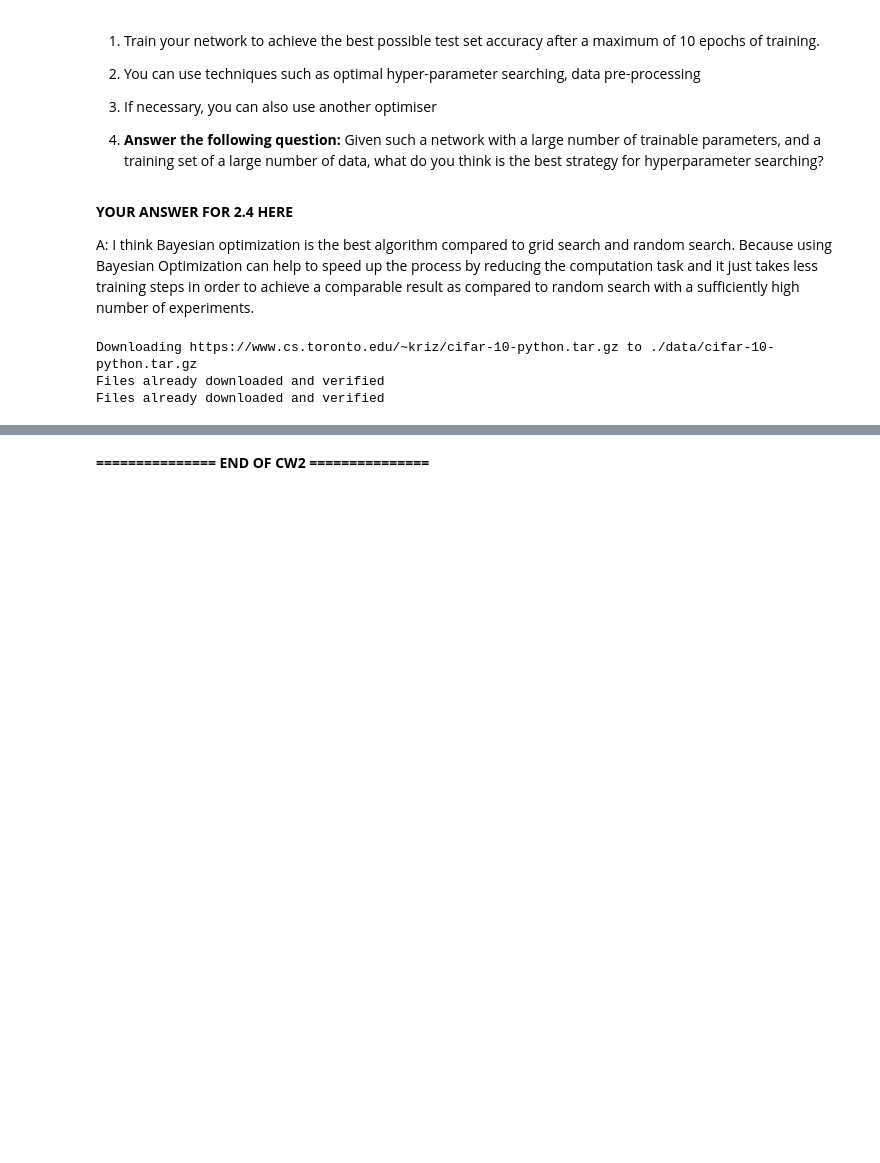
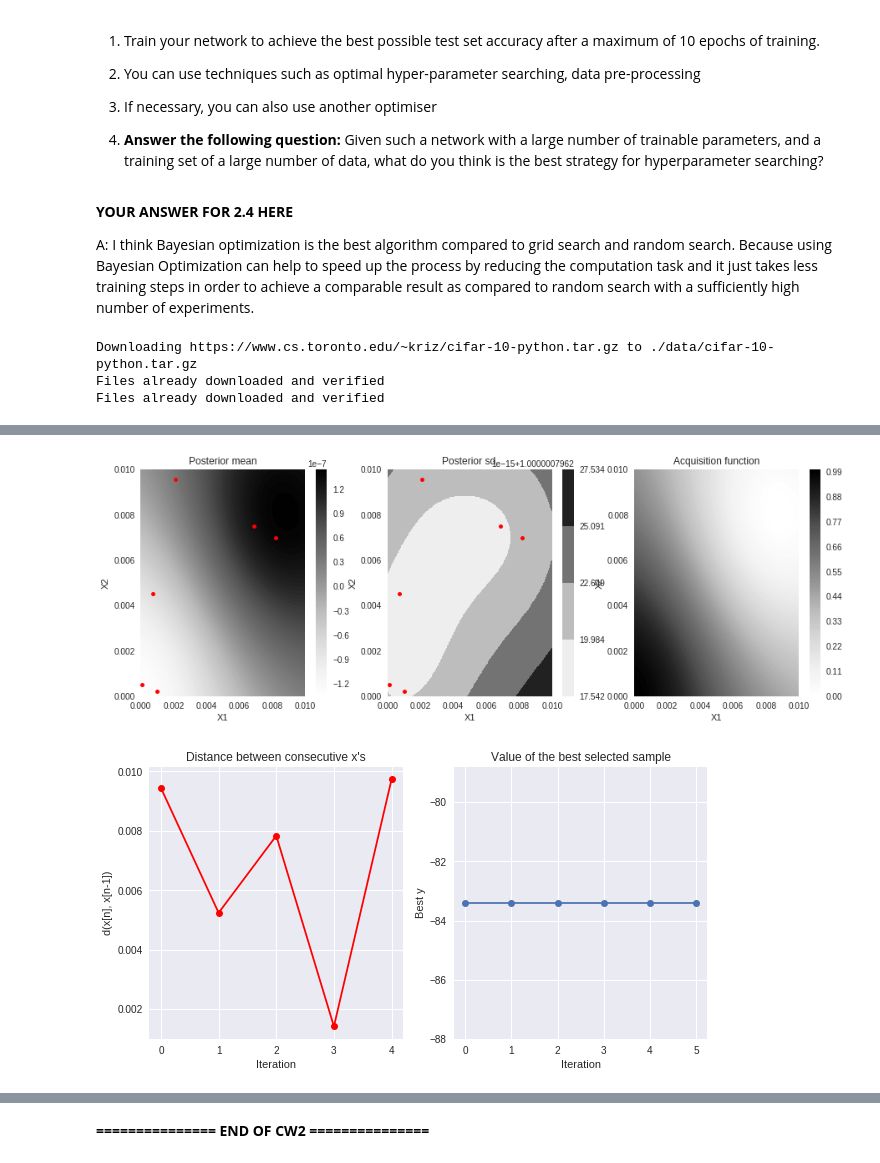
Before and after one commit to ZHONGCHUYUN/Deep_learning_cw, a Jupyter notebook: 460cw2.ipynb, the cells around one changed output, grey strips where cells are left out. Saved outputs shown, nothing was run; the diff lists cells and outputs as text; code cells hidden in the pictures; blank space fills up the shorter version.

```diff
--- a/460cw2.ipynb
+++ b/460cw2.ipynb
@@ -439,7 +446,9 @@ import GPy
 import GPyOpt
 from numpy.random import seed
 import matplotlib
-######using random search######
+
+
+######USING RANDOM SEARCH######
 # from hyperopt import hp
 # from hyperopt import fmin
 # from hyperopt import Trials
@@ -474,7 +483,10 @@ import matplotlib
 
 # best = fmin(fn = objective, space = space, algo = tpe.suggest, max_evals = MAX_EVALS, trials = bayes_trials)
 
+######END OF RANDOM SEARCH######
 
+
+######USING BAYESIAN OPTIMIZATION######
 
 def objective(bounds):
   bounds = bounds.squeeze()
@@ -495,26 +507,15 @@ X[0][0] = 0.001
 X[0][1] = 0.0002
 
 myBopt = GPyOpt.methods.BayesianOptimization(f = objective, X = X, domain = bounds, model_type = 'GP', acquisition_type='EI')
-max_iter = 3
+max_iter = 5
 print("Running the run_optimization")
 myBopt.run_optimization(max_iter = max_iter)
+
+######END OF BAYESIAN OPTIMIZATION######
 
 ##############################################################
 #                       END OF YOUR CODE                     #
 ##############################################################
-
-best_param = myBopt.x_opt
-print(best_param)
-model = ResNet18()
-optimizer = optim.Adam(model.parameters(), best_param[0], best_param[1])
-
-#report test set accuracy
-
-check_accuracy(loader_test, model)
-
-
-# # save the model
-# torch.save(model.state_dict(), 'model.pt')
 # %% [output]
 [0.001  0.0002]
 766
@@ -551,7 +570,8 @@ check_accuracy(loader_test, model)
 # %%
-best_param = myBopt.x_opt
-print(best_param)
 myBopt.plot_acquisition()
 myBopt.plot_convergence()
+# %% [output]
+[figure, added]
+[figure, added]
 # %%
 ## Part 3 (20 points)
```
Also changed, not shown: parts of 10 cells of this notebook.
